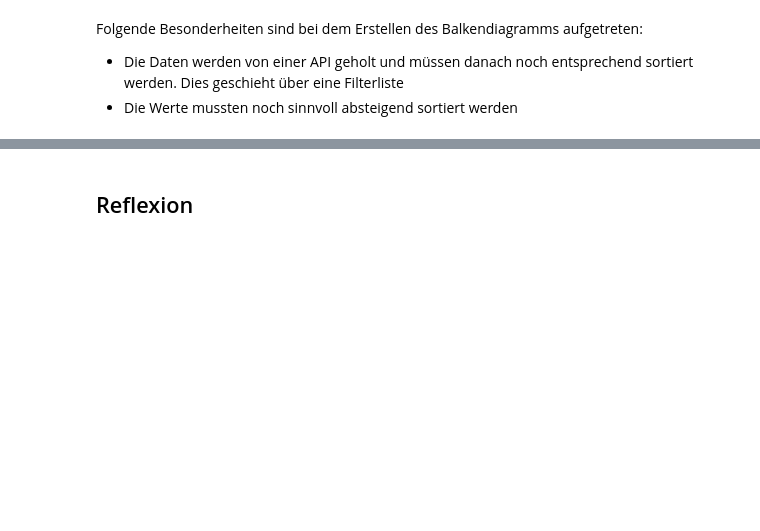
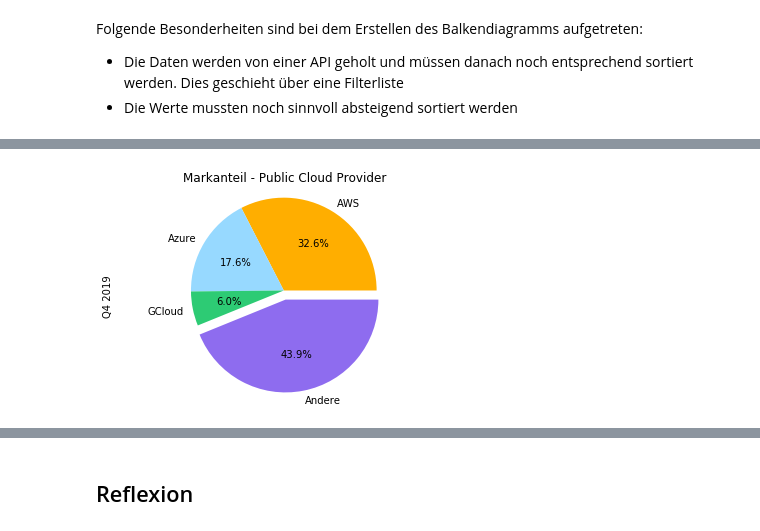
Before and after one commit to SwitzerChees/anpy, a Jupyter notebook: 2_matplotlib/notebook/matplotlib.ipynb, the cells around one changed output, grey strips where cells are left out. Saved outputs shown, nothing was run; the diff lists cells and outputs as text; code cells hidden in the pictures; blank space fills up the shorter version.

Commit message:
Finished doing including graphs

```diff
--- a/2_matplotlib/notebook/matplotlib.ipynb
+++ b/2_matplotlib/notebook/matplotlib.ipynb
@@ -199,0 +201,14 @@ plt.show()
+# %%
+plt.title('Markanteil - Public Cloud Provider')
+plt.ylabel('Q4 2019')
+
+providers = ['AWS', 'Azure', 'GCloud', 'Andere']
+marketshares = [9.8, 5.3, 1.8, 13.2]
+colors = ['#FFAE00', '#97D9FF', '#2DCB74', '#8E6CEF']
+explode =(0,0,0,0.1)
+
+plt.pie(marketshares, labels=providers, autopct='%1.1f%%', colors=colors, explode=explode)
+plt.axis('equal')
+plt.show()
+# %% [output]
+[figure, added]
```
Also changed, not shown: parts of 11 cells of this notebook.
